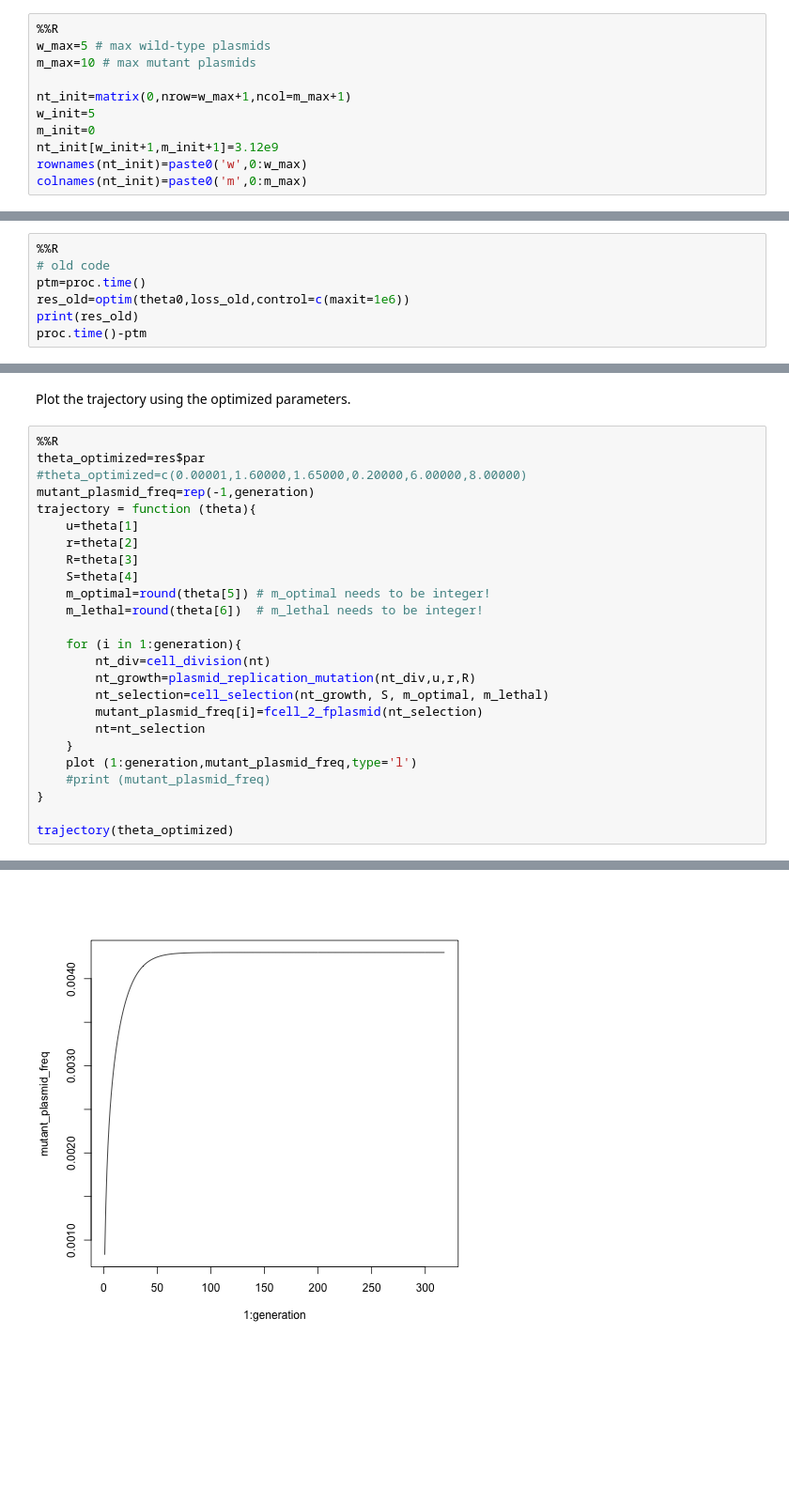
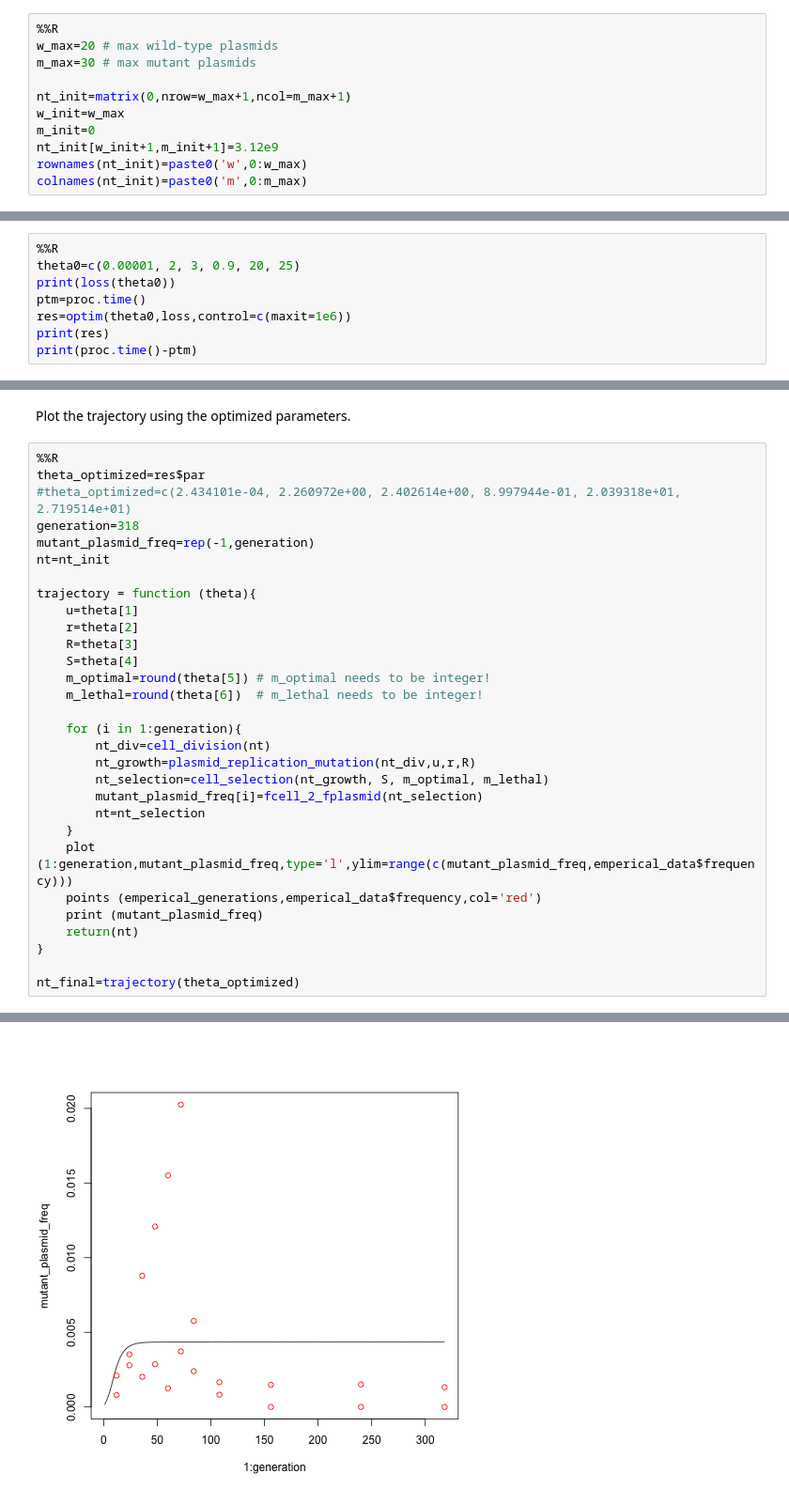
Before and after one commit to marziacremona/Plasmid_within_cell_interference, a Jupyter notebook: Plasmid_dynamics_in_cells.ipynb, the cells around one changed output, grey strips where cells are left out. Shown: that part at 94% size. Drawn from its saved outputs; the diff is of its cells as text; blank space fills up the shorter version.

```diff
--- a/Plasmid_dynamics_in_cells.ipynb
+++ b/Plasmid_dynamics_in_cells.ipynb
@@ -2,11 +2,11 @@
 %load_ext rpy2.ipython
 # %%
 %%R
-w_max=5 # max wild-type plasmids
-m_max=10 # max mutant plasmids
+w_max=20 # max wild-type plasmids
+m_max=30 # max mutant plasmids
 
 nt_init=matrix(0,nrow=w_max+1,ncol=m_max+1)
-w_init=5
+w_init=w_max
 m_init=0
 nt_init[w_init+1,m_init+1]=3.12e9
 rownames(nt_init)=paste0('w',0:w_max)
@@ -249,7 +254,8 @@ print (loss(theta0))
 # %%
 %%R
-# old code
+theta0=c(0.00001, 2, 3, 0.9, 20, 25)
+print(loss(theta0))
 ptm=proc.time()
-res_old=optim(theta0,loss_old,control=c(maxit=1e6))
-print(res_old)
-proc.time()-ptm
+res=optim(theta0,loss,control=c(maxit=1e6))
+print(res)
+print(proc.time()-ptm)
@@ -306,8 +314,11 @@ Plot the trajectory using the optimized parameters.
 # %%
 %%R
 theta_optimized=res$par
-#theta_optimized=c(0.00001,1.60000,1.65000,0.20000,6.00000,8.00000)
+#theta_optimized=c(2.434101e-04, 2.260972e+00, 2.402614e+00, 8.997944e-01, 2.039318e+01, 2.719514e+01)
+generation=318
 mutant_plasmid_freq=rep(-1,generation)
+nt=nt_init
+
 trajectory = function (theta){
     u=theta[1]
     r=theta[2]
@@ -323,9 +334,11 @@ trajectory = function (theta){
         mutant_plasmid_freq[i]=fcell_2_fplasmid(nt_selection)
         nt=nt_selection
     }
-    plot (1:generation,mutant_plasmid_freq,type='l')
-    #print (mutant_plasmid_freq)
+    plot (1:generation,mutant_plasmid_freq,type='l',ylim=range(c(mutant_plasmid_freq,emperical_data$frequency)))
+    points (emperical_generations,emperical_data$frequency,col='red')
+    print (mutant_plasmid_freq)
+    return(nt)
 }
 
-trajectory(theta_optimized)
+nt_final=trajectory(theta_optimized)
 # %% [output]
@@ -332 +362 @@ trajectory(theta_optimized)
-[figure, old version]
+[figure, new version]
```
Also changed, not shown: parts of 11 cells of this notebook.
